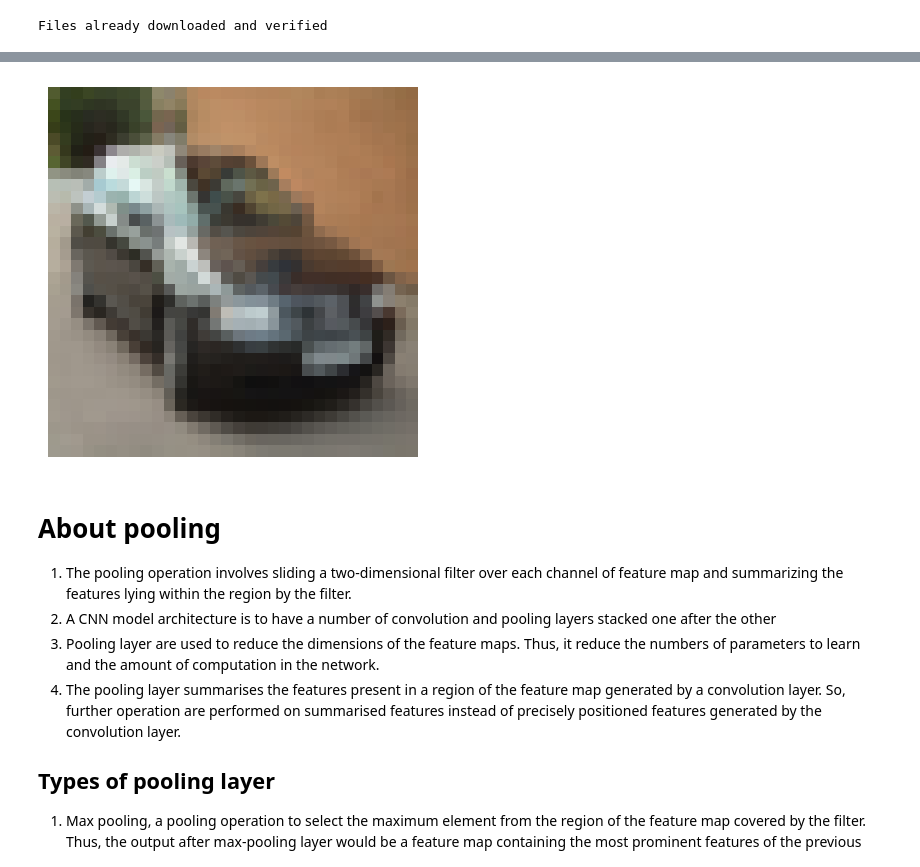
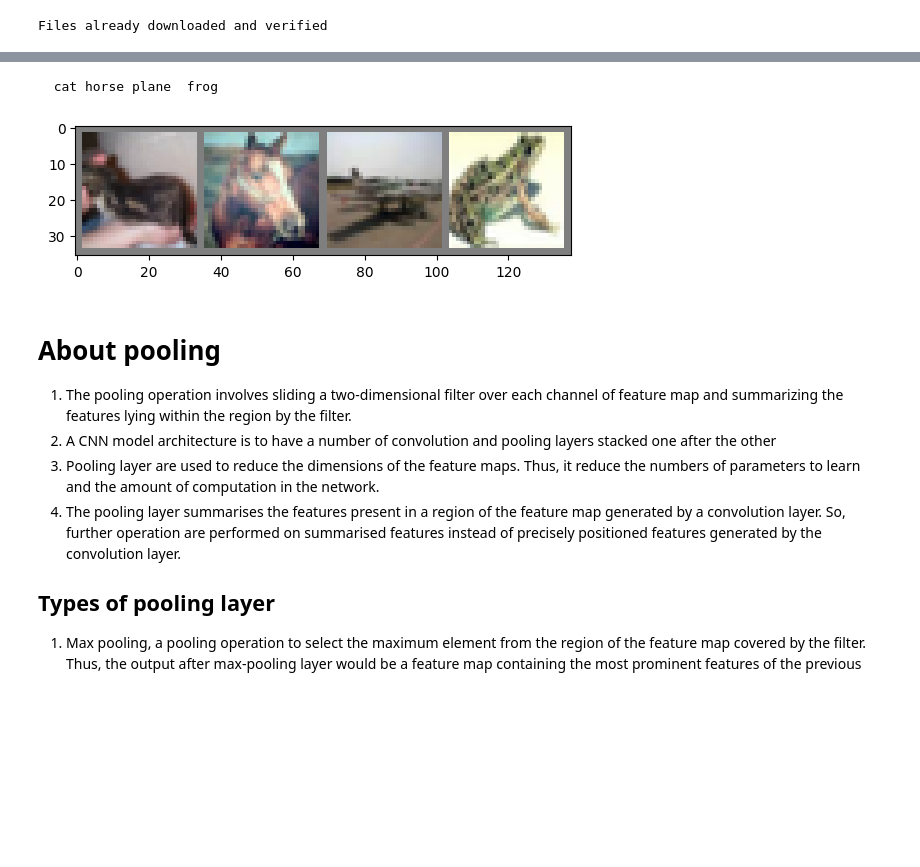
Before and after one commit to macorony/NeuralNetwork, a Jupyter notebook: pytorch.ipynb, the cells around one changed output, grey strips where cells are left out. Cells and saved outputs as stored; diff of their text form; code cells hidden in the pictures; blank space fills up the shorter version.

```diff
--- a/pytorch.ipynb
+++ b/pytorch.ipynb
@@ -193,8 +193,8 @@ import torch
 import torchvision
 import torchvision.transforms as transforms # used to transform or augment data for training or inference of different tasks
 # %%
-transform = transforms.Compose([transforms.ToTensor()])
-trainset = torchvision.datasets.CIFAR10(root = './data', train=True, download=True, transform=transform)
+transform = transforms.Compose([transforms.ToTensor(), transforms.Normalize((0.5,0.5,0.5), (0.5,0.5,0.5))])
+trainset = torchvision.datasets.CIFAR10(root='./data', train=True, download=True, transform=transform)
 trainloader = torch.utils.data.DataLoader(trainset, batch_size=4, shuffle=True, num_workers=2)
 # %% [output]
 Files already downloaded and verified
@@ -213,6 +200,0 @@ fig
-# %%
-
-plt.imshow(images[1].permute(1,2,0))
-plt.show()
-# %% [output]
-[figure, removed]
@@ -226,3 +201,14 @@ grid = torchvision.utils.make_grid(images)
+# %%
+# Visualization
+classes = ("plane", "car", "bird", "cat", "deer", "dog", "frog", "horse", "ship", "truck")
+images, labels = next(iter(trainloader))
+grid = torchvision.utils.make_grid(images)
+# %%
+plt.imshow((grid /2 + 0.5).permute(1,2,0))
+print(' '.join('%5s' %  classes[labels[j]] for j in range(4)))
+# %% [output]
+  cat horse plane  frog
+[figure, added]
 # %% [markdown]
 # About pooling
 1. The pooling operation involves sliding a two-dimensional filter over each channel of feature map and summarizing the features lying within the region by the filter.
```
Also changed, not shown: parts of 5 cells of this notebook.
